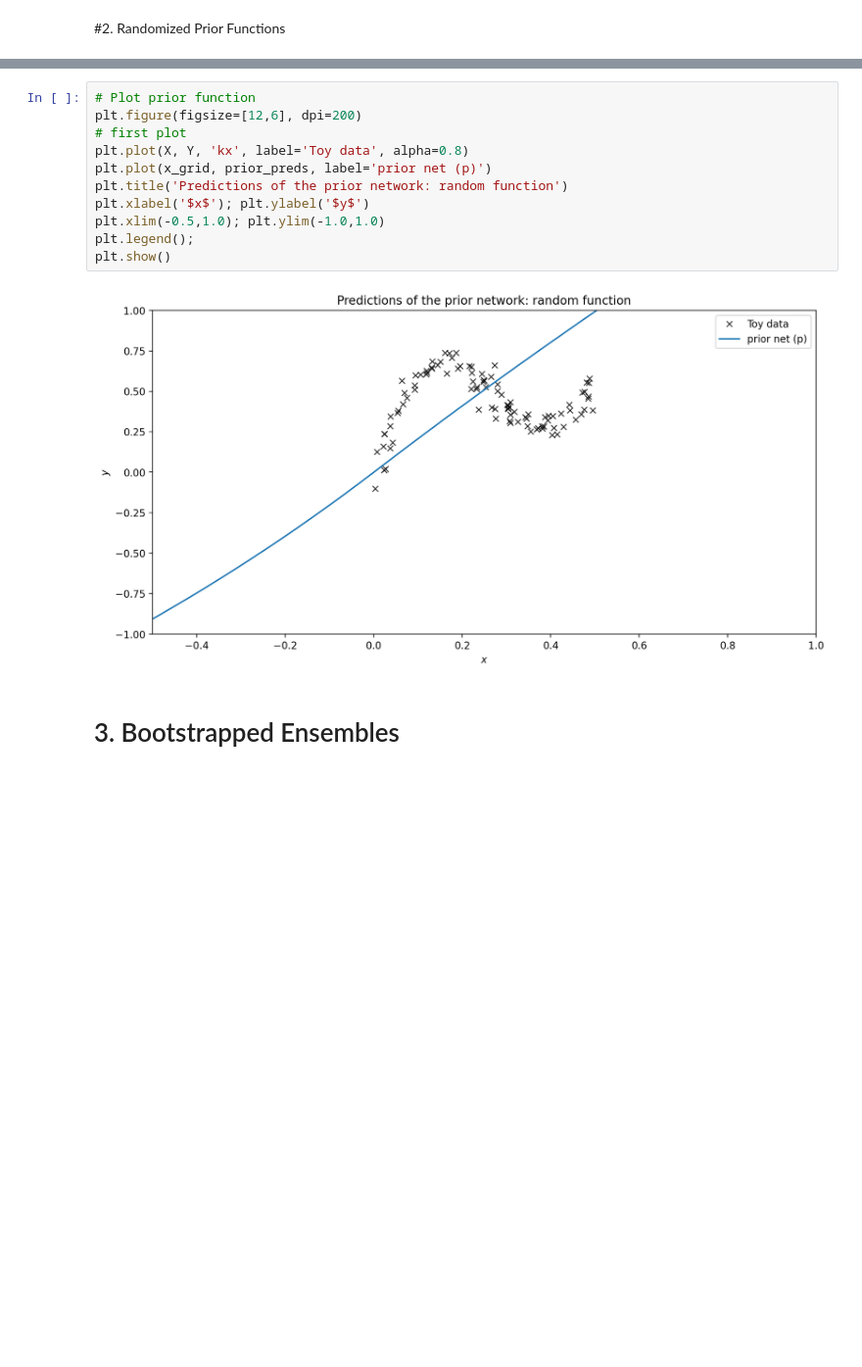
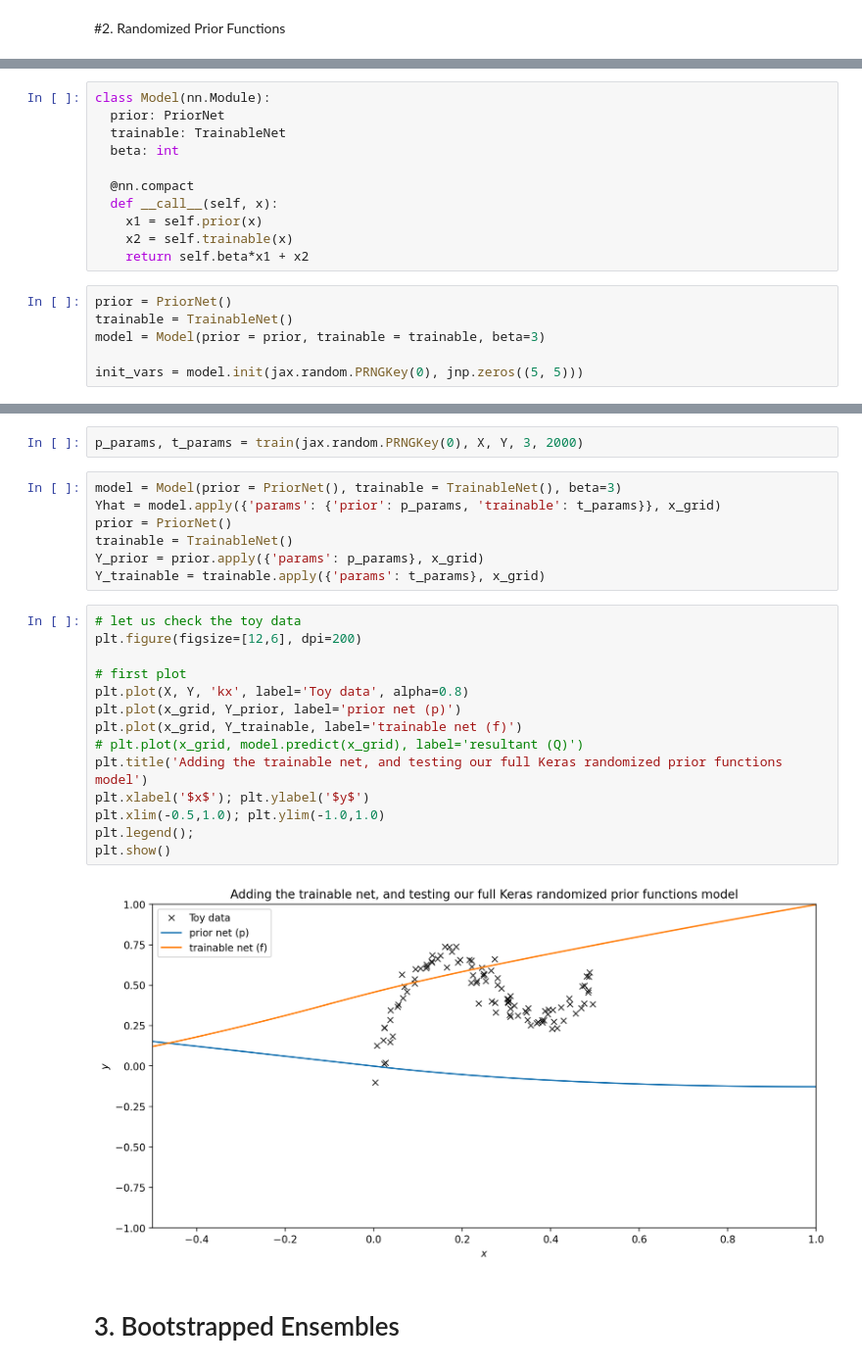
Before and after one commit to peterchang0414/randomized_priors, a Jupyter notebook: randomized_priors.ipynb, the cells around one changed output, grey strips where cells are left out. Shown at 98% size. Drawn from its saved outputs; the diff is of its cells as text; blank space fills up the shorter version.

Commit message:
Added preliminary model

```diff
--- a/randomized_priors.ipynb
+++ b/randomized_priors.ipynb
@@ -79,0 +176,17 @@ prior_preds = 3 * model.apply(params, x_grid)
+# %%
+class Model(nn.Module):
+  prior: PriorNet
+  trainable: TrainableNet
+  beta: int
+
+  @nn.compact
+  def __call__(self, x):
+    x1 = self.prior(x)
+    x2 = self.trainable(x)
+    return self.beta*x1 + x2
+# %%
+prior = PriorNet()
+trainable = TrainableNet()
+model = Model(prior = prior, trainable = trainable, beta=3)
+
+init_vars = model.init(jax.random.PRNGKey(0), jnp.zeros((5, 5)))
@@ -80,15 +221,27 @@ prior_preds = 3 * model.apply(params, x_grid)
+# %%
+p_params, t_params = train(jax.random.PRNGKey(0), X, Y, 3, 2000)
+# %%
+model = Model(prior = PriorNet(), trainable = TrainableNet(), beta=3)
+Yhat = model.apply({'params': {'prior': p_params, 'trainable': t_params}}, x_grid)
+prior = PriorNet()
+trainable = TrainableNet()
+Y_prior = prior.apply({'params': p_params}, x_grid)
+Y_trainable = trainable.apply({'params': t_params}, x_grid)
 # %%
-# Plot prior function
+# let us check the toy data
 plt.figure(figsize=[12,6], dpi=200)
+
 # first plot
 plt.plot(X, Y, 'kx', label='Toy data', alpha=0.8)
-plt.plot(x_grid, prior_preds, label='prior net (p)')
-plt.title('Predictions of the prior network: random function')
+plt.plot(x_grid, Y_prior, label='prior net (p)')
+plt.plot(x_grid, Y_trainable, label='trainable net (f)')
+# plt.plot(x_grid, model.predict(x_grid), label='resultant (Q)')
+plt.title('Adding the trainable net, and testing our full Keras randomized prior functions model')
 plt.xlabel('$x$'); plt.ylabel('$y$')
 plt.xlim(-0.5,1.0); plt.ylim(-1.0,1.0)
 plt.legend();
 plt.show()
 # %% [output]
-[figure, old version]
+[figure, new version]
 # %% [markdown]
 # 3. Bootstrapped Ensembles
```
Also changed, not shown: parts of 13 cells of this notebook.
